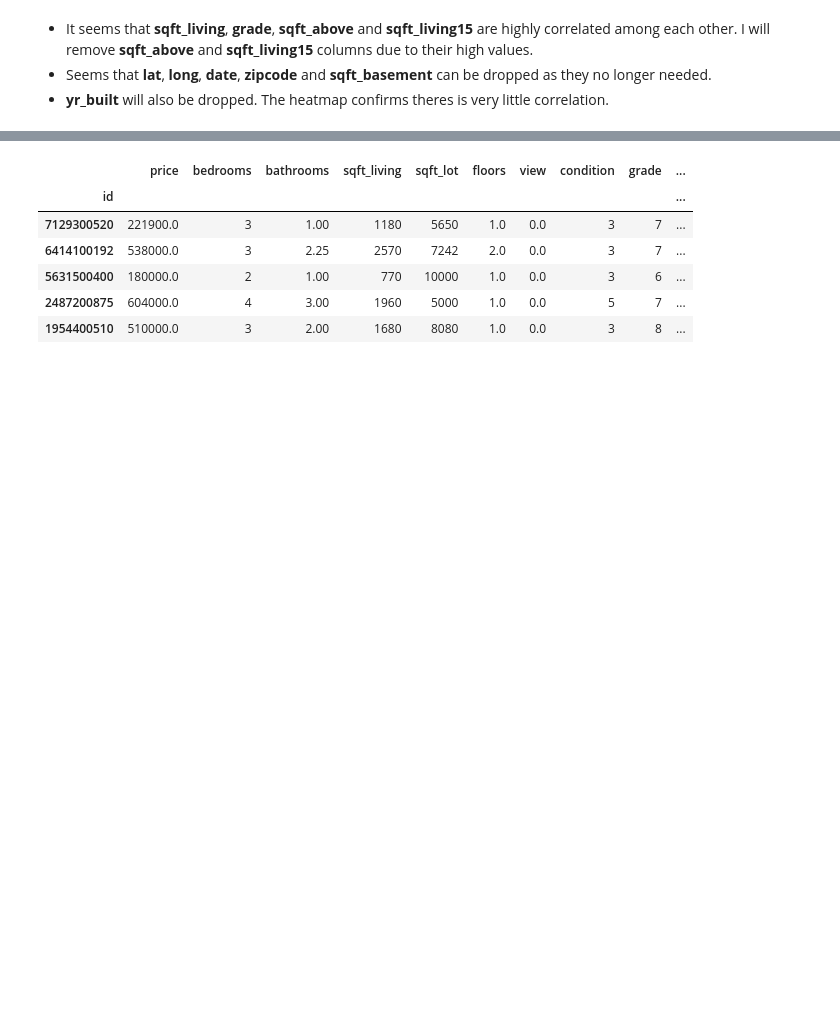
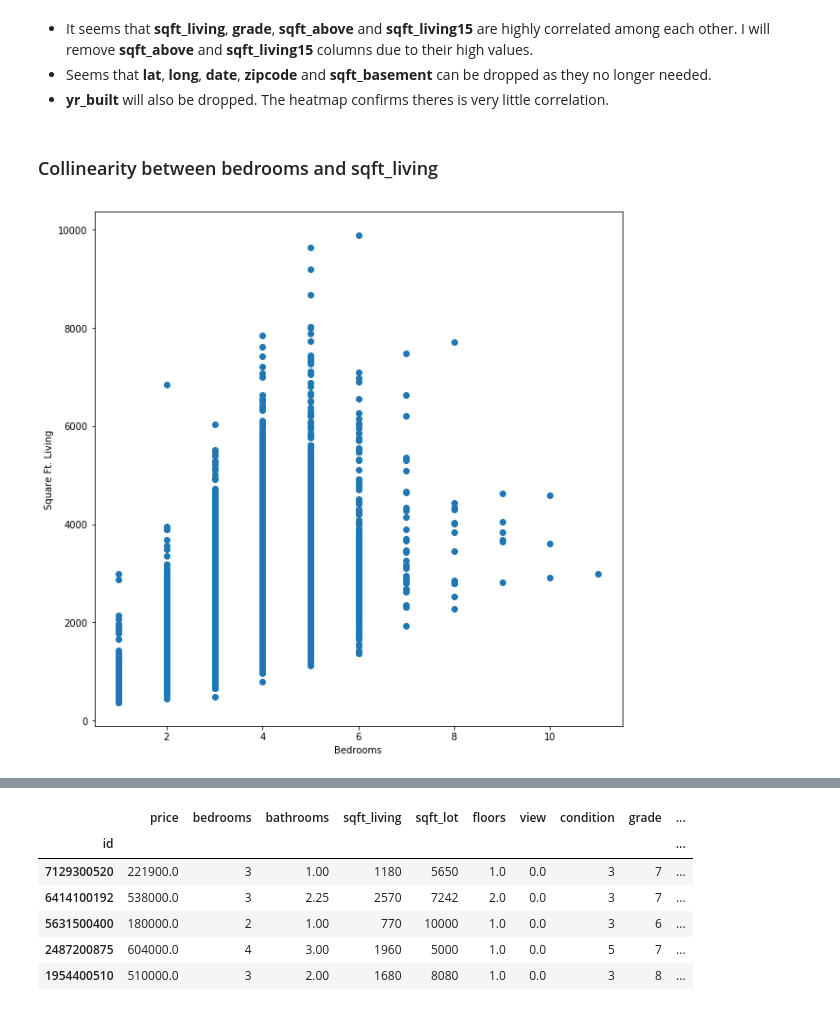
Before and after one commit to naquech-DS/dsc-1-final-project-online-ds-ft-112618, a Jupyter notebook: student.ipynb, the cells around one changed output, grey strips where cells are left out. Drawn from its saved outputs; the diff is of its cells as text; code cells hidden in the pictures; blank space fills up the shorter version.

```diff
--- a/student.ipynb
+++ b/student.ipynb
@@ -811,3 +806,15 @@ abs(df_pred.corr()) > 0.7
 * It seems that <b>sqft_living</b>, <b>grade</b>, <b>sqft_above</b> and <b>sqft_living15</b> are highly correlated among each other. I will remove <b>sqft_above</b> and <b>sqft_living15</b> columns  due to their high values.
 * Seems that <b>lat</b>, <b>long</b>, <b>date</b>, <b>zipcode</b> and <b>sqft_basement</b> can be dropped as they no longer needed.
 * <b>yr_built</b> will also be dropped. The heatmap confirms theres is very little correlation.
+# %% [markdown]
+### Collinearity between bedrooms and sqft_living
+# %%
+fig = plt.figure(figsize=(10,10))
+
+plt.scatter(df_pred['bedrooms'], df_pred['sqft_living'])
+plt.xlabel('Bedrooms')
+plt.ylabel('Square Ft. Living')
+
+plt.show()
+# %% [output]
+[figure, added]
```
Also changed, not shown: parts of 29 cells of this notebook.
